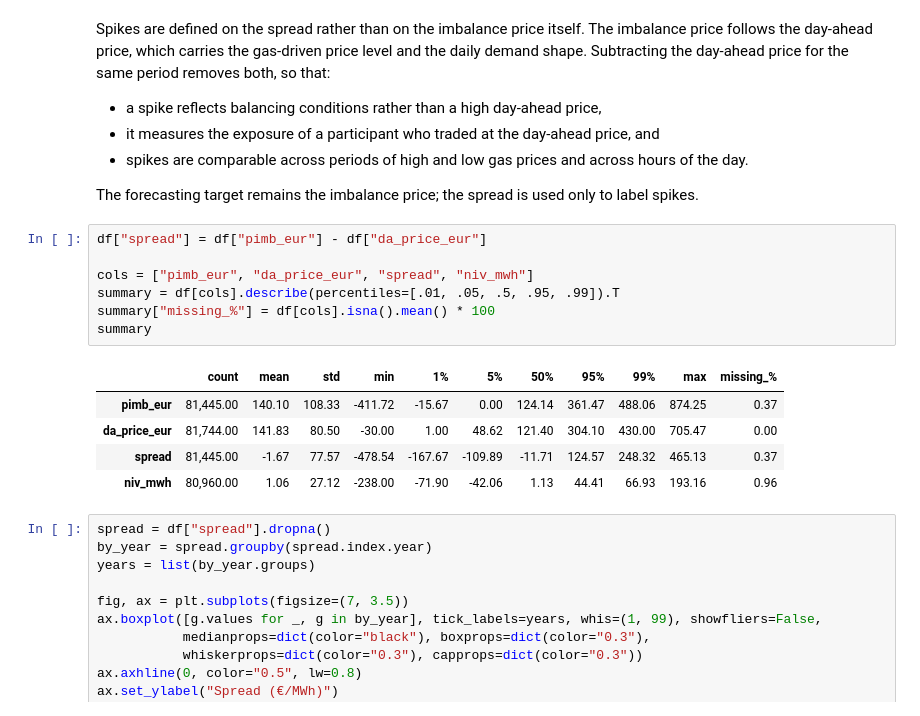
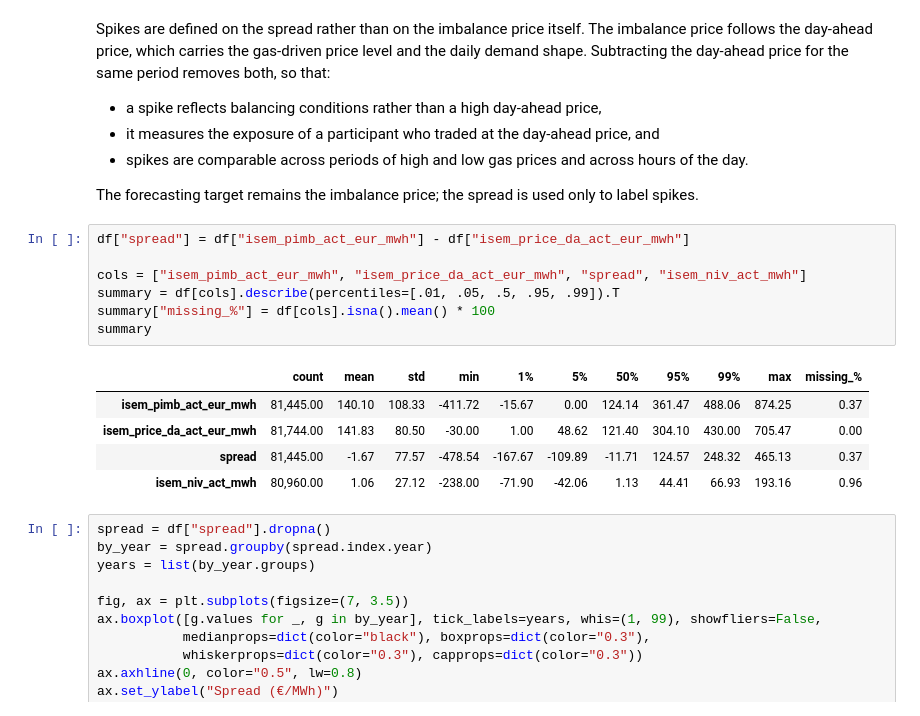
Before and after one commit to finn0connor/foc-masters-thesis, a Jupyter notebook: notebooks/00_spike_definition.ipynb, the cells around one changed output. Cells and saved outputs as stored; diff of their text form.

```diff
--- a/notebooks/00_spike_definition.ipynb
+++ b/notebooks/00_spike_definition.ipynb
@@ -66,18 +66,18 @@ Spikes are defined on the spread rather than on the imbalance price itself. The
 
 The forecasting target remains the imbalance price; the spread is used only to label spikes.
 # %%
-df["spread"] = df["pimb_eur"] - df["da_price_eur"]
+df["spread"] = df["isem_pimb_act_eur_mwh"] - df["isem_price_da_act_eur_mwh"]
 
-cols = ["pimb_eur", "da_price_eur", "spread", "niv_mwh"]
+cols = ["isem_pimb_act_eur_mwh", "isem_price_da_act_eur_mwh", "spread", "isem_niv_act_mwh"]
 summary = df[cols].describe(percentiles=[.01, .05, .5, .95, .99]).T
 summary["missing_%"] = df[cols].isna().mean() * 100
 summary
 # %% [output]
 |  | count | mean | std | min | 1% | 5% | 50% | 95% | 99% | max | missing_% |
-| pimb_eur | 81,445.00 | 140.10 | 108.33 | -411.72 | -15.67 | 0.00 | 124.14 | 361.47 | 488.06 | 874.25 | 0.37 |
-| da_price_eur | 81,744.00 | 141.83 | 80.50 | -30.00 | 1.00 | 48.62 | 121.40 | 304.10 | 430.00 | 705.47 | 0.00 |
+| isem_pimb_act_eur_mwh | 81,445.00 | 140.10 | 108.33 | -411.72 | -15.67 | 0.00 | 124.14 | 361.47 | 488.06 | 874.25 | 0.37 |
+| isem_price_da_act_eur_mwh | 81,744.00 | 141.83 | 80.50 | -30.00 | 1.00 | 48.62 | 121.40 | 304.10 | 430.00 | 705.47 | 0.00 |
 | spread | 81,445.00 | -1.67 | 77.57 | -478.54 | -167.67 | -109.89 | -11.71 | 124.57 | 248.32 | 465.13 | 0.37 |
-| niv_mwh | 80,960.00 | 1.06 | 27.12 | -238.00 | -71.90 | -42.06 | 1.13 | 44.41 | 66.93 | 193.16 | 0.96 |
+| isem_niv_act_mwh | 80,960.00 | 1.06 | 27.12 | -238.00 | -71.90 | -42.06 | 1.13 | 44.41 | 66.93 | 193.16 | 0.96 |
 # %%
 spread = df["spread"].dropna()
 by_year = spread.groupby(spread.index.year)
```
Also changed, not shown: parts of 8 cells of this notebook.
